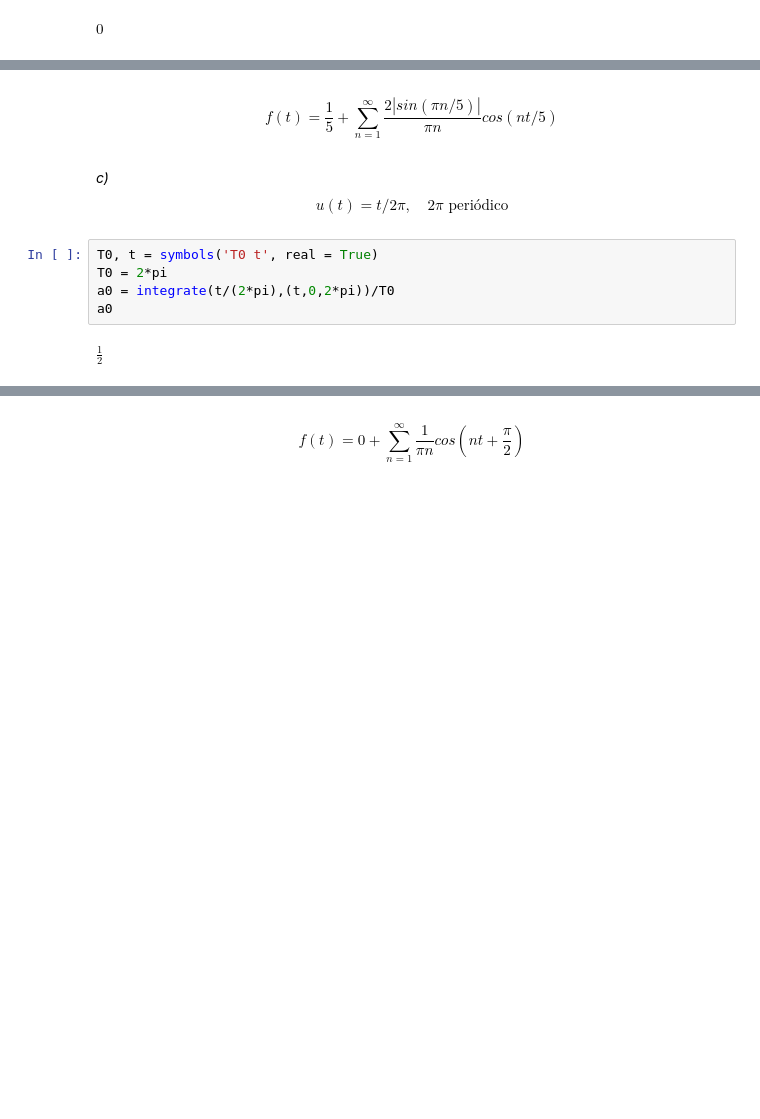
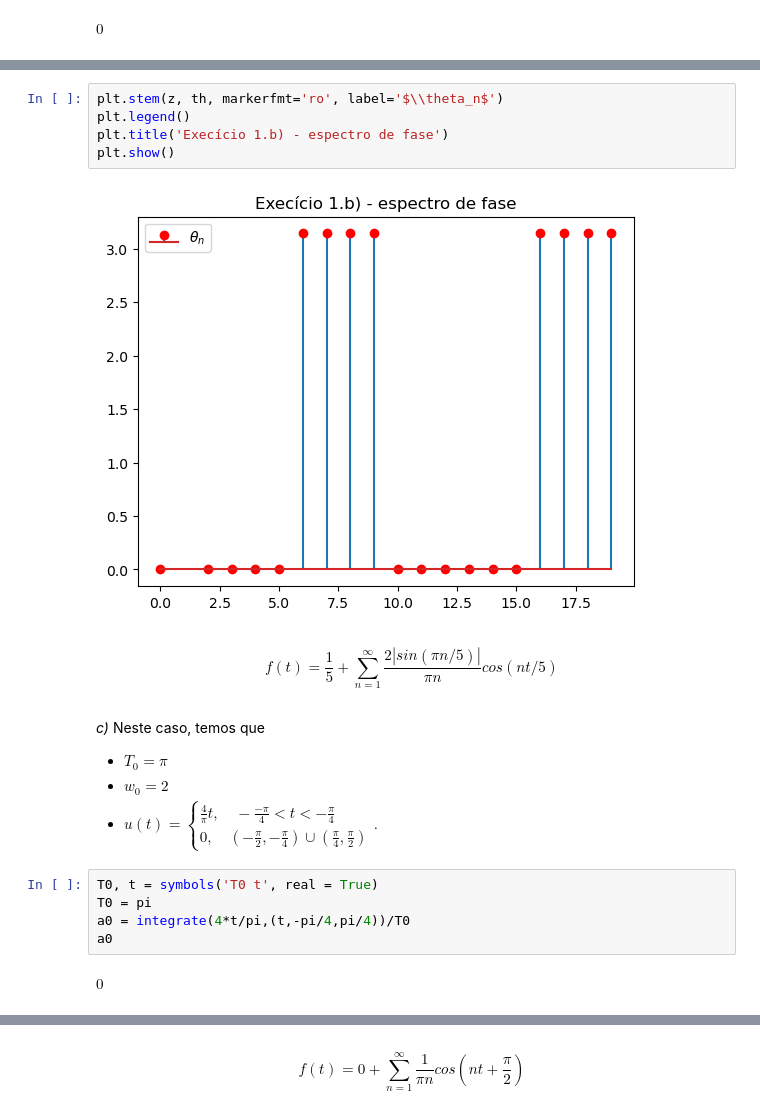
Before and after one commit to Futuriiiii/sinais, a Jupyter notebook: listas/Lista_2_CARLOS_RAFAEL_TORRES_MIRANDA_NOVACK.ipynb, the cells around one changed output, grey strips where cells are left out. Drawn from its saved outputs; the diff is of its cells as text; blank space fills up the shorter version.

```diff
--- a/listas/Lista_2_CARLOS_RAFAEL_TORRES_MIRANDA_NOVACK.ipynb
+++ b/listas/Lista_2_CARLOS_RAFAEL_TORRES_MIRANDA_NOVACK.ipynb
@@ -176,19 +198,28 @@ $\displaystyle 0$
+# %%
+plt.stem(z, th, markerfmt='ro', label='$\\theta_n$')
+plt.legend()
+plt.title('Execício 1.b) - espectro de fase')
+plt.show()
+# %% [output]
+[figure, added]
 # %% [markdown]
 $$
 f(t) = \frac{1}{5} + \sum_{n=1}^{\infty} \frac{2 |sin\left(\pi n / 5\right) |}{\pi n}cos\left(nt/5 \right)
 $$
 # %% [markdown]
-*c)*
-$$
-u(t) = t/2\pi, \quad 2 \pi \text{ periódico}
-$$
+*c)* Neste caso, temos que
+
+ - $T_0 = \pi$
+ - $w_0 = 2$
+ - $u(t) = \begin{cases} \frac{4}{\pi}t, \quad -\frac{- \pi}{4} < t < -\frac{ \pi}{4} \\
+            0, \quad (-\frac{\pi}{2},-\frac{\pi}{4})  \cup (\frac{\pi}{4},\frac{\pi}{2}) \end{cases}.$
 # %%
 T0, t = symbols('T0 t', real = True)
-T0 = 2*pi
-a0 = integrate(t/(2*pi),(t,0,2*pi))/T0
+T0 = pi
+a0 = integrate(4*t/pi,(t,-pi/4,pi/4))/T0
 a0
 # %% [output]
-$\displaystyle \frac{1}{2}$
+$\displaystyle 0$
 # %%
 T0, t = symbols('T0 t', real = True)
 n = symbols('n', integer = True, positive = True)
```
Also changed, not shown: parts of 68 cells of this notebook, 1 other file.
